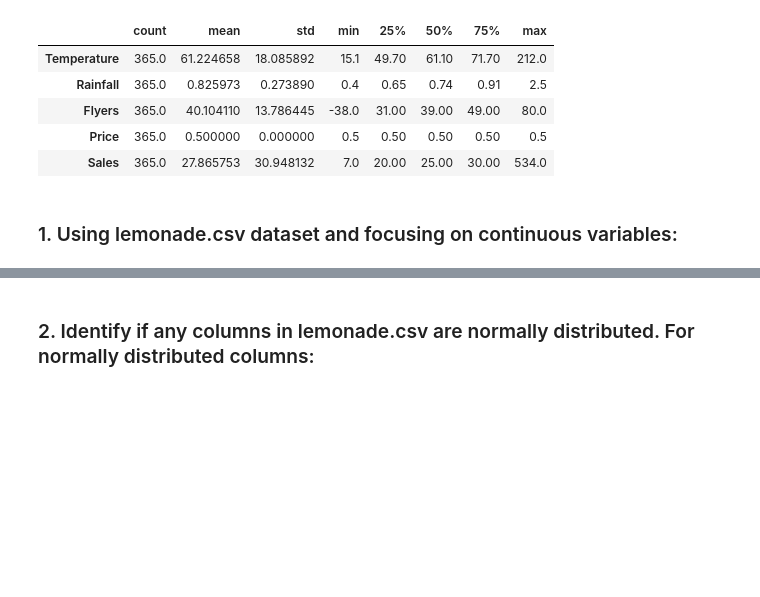
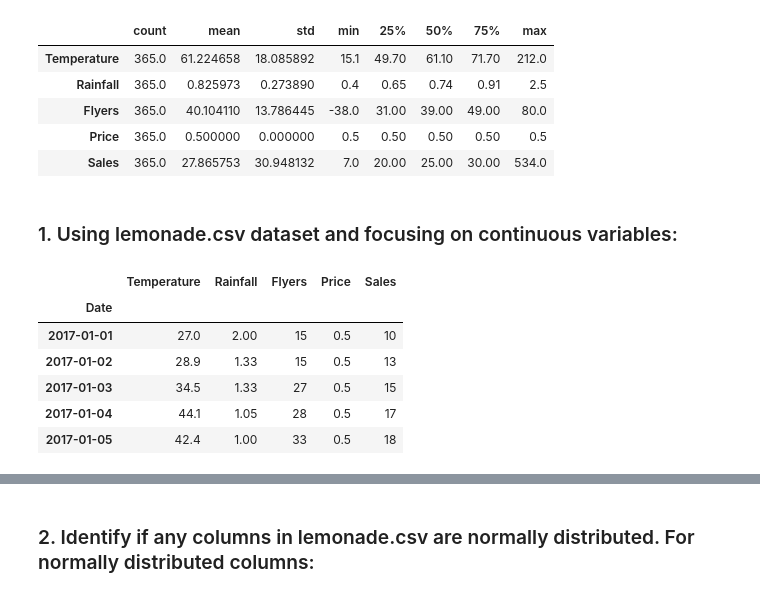
Before and after one commit to Marc-Aradillas/anomaly-detection-exercises, a Jupyter notebook: continuous_probabilistic_methods.ipynb.ipynb, the cells around one changed output, grey strips where cells are left out. Drawn from its saved outputs; the diff is of its cells as text; code cells hidden in the pictures; blank space fills up the shorter version.

```diff
--- a/continuous_probabilistic_methods.ipynb.ipynb
+++ b/continuous_probabilistic_methods.ipynb.ipynb
@@ -3,2 +11,2 @@ import pandas as pd
 # %%
-df = pd.read_csv('https://gist.githubusercontent.com/ryanorsinger/19bc7eccd6279661bd13307026628ace/raw/e4b5d6787015a4782f96cad6d1d62a8bdbac54c7/lemonade.csv')
+lemon = pd.read_csv('https://gist.githubusercontent.com/ryanorsinger/19bc7eccd6279661bd13307026628ace/raw/e4b5d6787015a4782f96cad6d1d62a8bdbac54c7/lemonade.csv')
@@ -39,3 +38,16 @@ df.describe().T
 | Sales | 365.0 | 27.865753 | 30.948132 | 7.0 | 20.00 | 25.00 | 30.00 | 534.0 |
 # %% [markdown]
  ### 1. Using lemonade.csv dataset and focusing on continuous variables:
+# %%
+lemon = lemon.drop(columns=['Day'])
+lemon['Date'] = pd.to_datetime(lemon['Date'])
+lemon = lemon.set_index('Date').sort_index()
+lemon.head()
+# %% [output]
+|  | Temperature | Rainfall | Flyers | Price | Sales |
+| Date |  |  |  |  |  |
+| 2017-01-01 | 27.0 | 2.00 | 15 | 0.5 | 10 |
+| 2017-01-02 | 28.9 | 1.33 | 15 | 0.5 | 13 |
+| 2017-01-03 | 34.5 | 1.33 | 27 | 0.5 | 15 |
+| 2017-01-04 | 44.1 | 1.05 | 28 | 0.5 | 17 |
+| 2017-01-05 | 42.4 | 1.00 | 33 | 0.5 | 18 |
```
Also changed, not shown: parts of 20 cells of this notebook, 1 other file.
